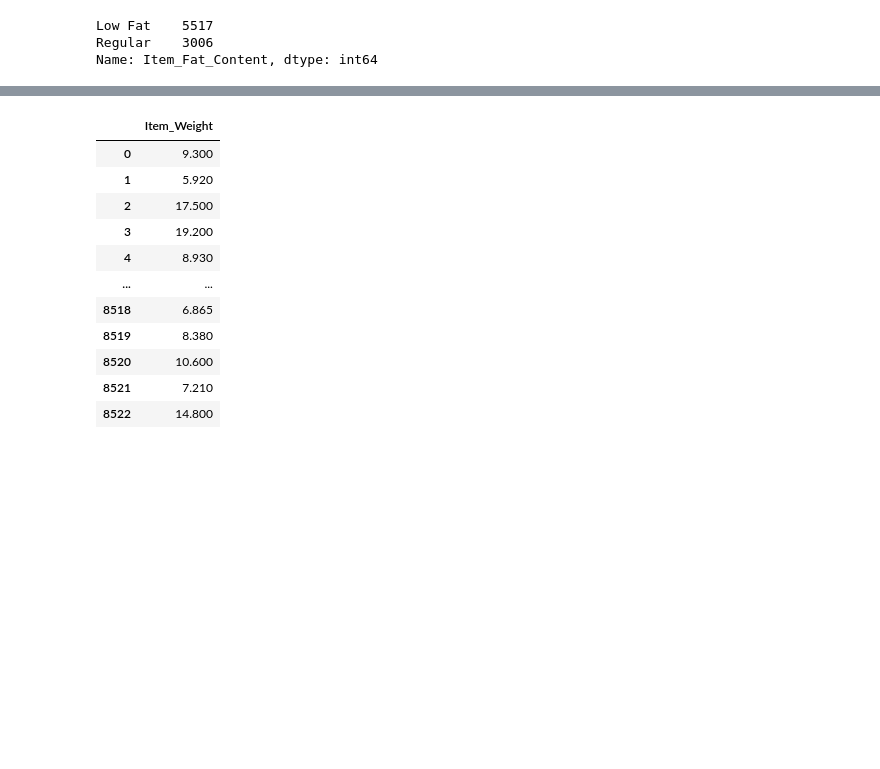
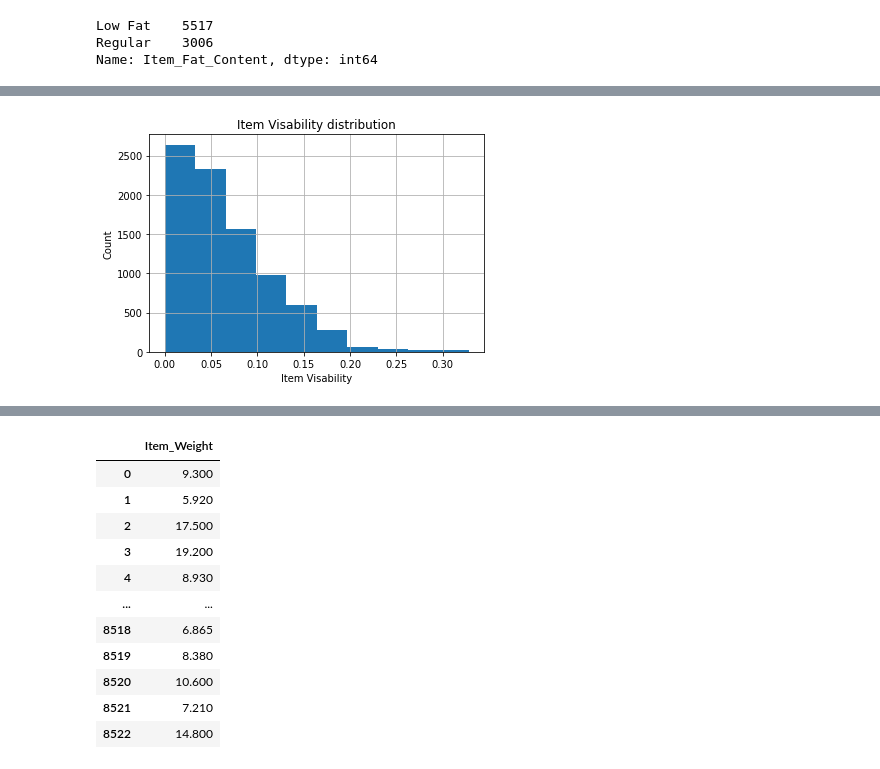
Before and after one commit to amrrahman1/Sales-Prediction, a Jupyter notebook: Sales_Pred_ML.ipynb, the cells around one changed output, grey strips where cells are left out. Saved outputs shown, nothing was run; the diff lists cells and outputs as text; code cells hidden in the pictures; blank space fills up the shorter version.

```diff
--- a/Sales_Pred_ML.ipynb
+++ b/Sales_Pred_ML.ipynb
@@ -113,0 +152,8 @@ Name: Item_Fat_Content, dtype: int64
+# %%
+sales_predictions['Item_Visibility'].hist();
+plt.xlabel('Item Visability')
+plt.ylabel('Count')
+plt.title('Item Visability distribution')
+plt.show();
+# %% [output]
+[figure, added]
```
Also changed, not shown: parts of 14 cells of this notebook.
